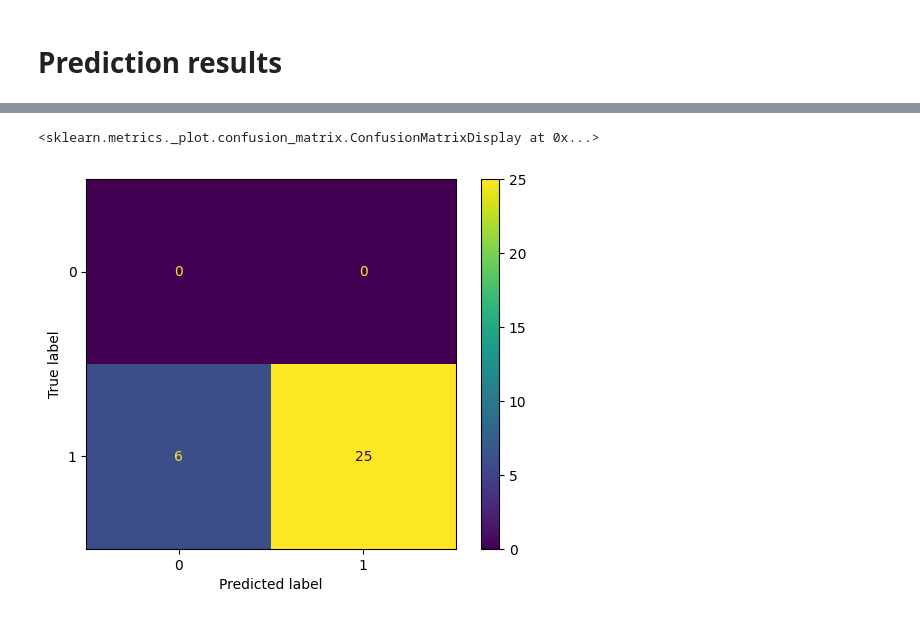
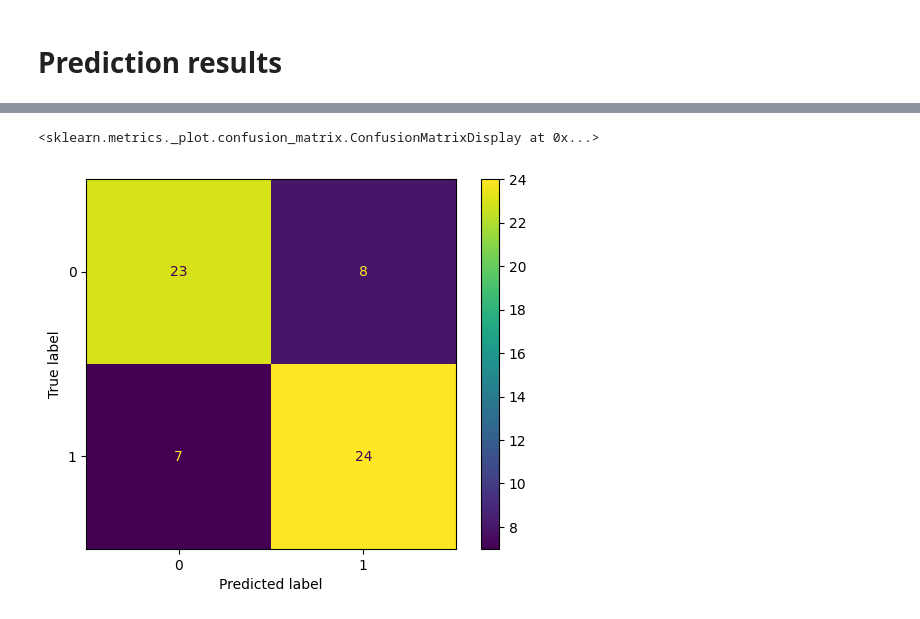
Before and after one commit to weiruhan/Medline-corpus, a Jupyter notebook: mitigation.ipynb, the cells around one changed output, grey strips where cells are left out. Saved outputs shown, nothing was run; the diff lists cells and outputs as text; code cells hidden in the pictures.

```diff
--- a/mitigation.ipynb
+++ b/mitigation.ipynb
@@ -86,6 +86,6 @@ with open("Mitigation_results.txt","w") as output_file:
 # %% [markdown]
 # Prediction results
 # %%
-miti_pred = pd.read_excel("GPT-pred.xlsx")
+miti_pred = pd.read_csv("LLM-pred.csv")
 miti_pred
 # %% [output]
@@ -109,16 +122,17 @@ miti_pred
 # %%
 import matplotlib.pyplot as plt
 from sklearn import metrics
 
+val_dict = {"no":0,"yes":1}
 actual = miti_pred.Miti_val
-predicted = miti_pred.prediction
+predicted = miti_pred['gemini'].map(val_dict)
 
 confusion_matrix = metrics.confusion_matrix(actual, predicted)
 
 cm_display = metrics.ConfusionMatrixDisplay(confusion_matrix = confusion_matrix, display_labels = [0, 1])
 
 cm_display.plot()
 plt.show()
 # %% [output]
 <sklearn.metrics._plot.confusion_matrix.ConfusionMatrixDisplay at 0x...>
-[figure, old version]
+[figure, new version]
```
Also changed, not shown: parts of 5 cells of this notebook, 5 other files.
